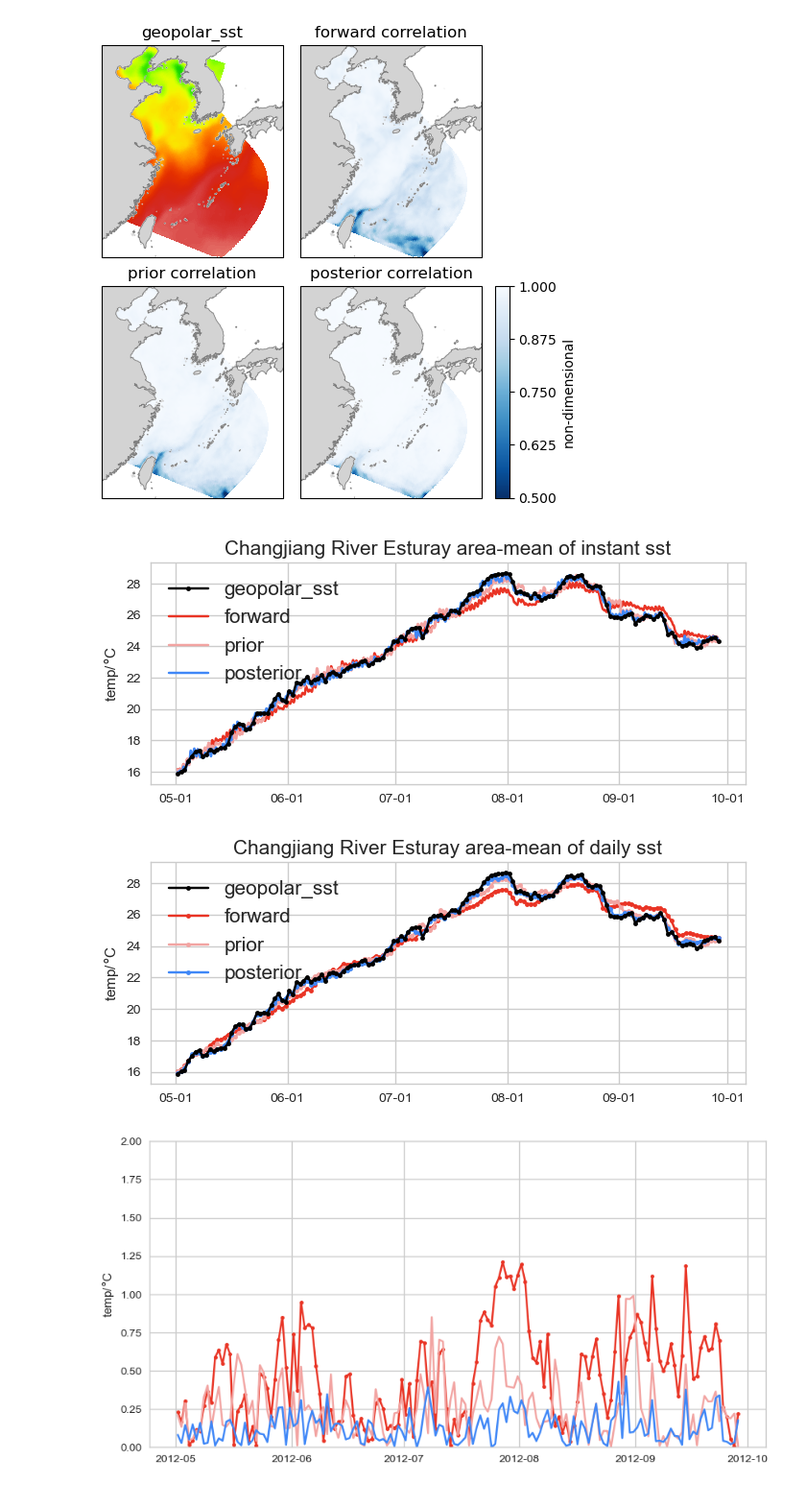
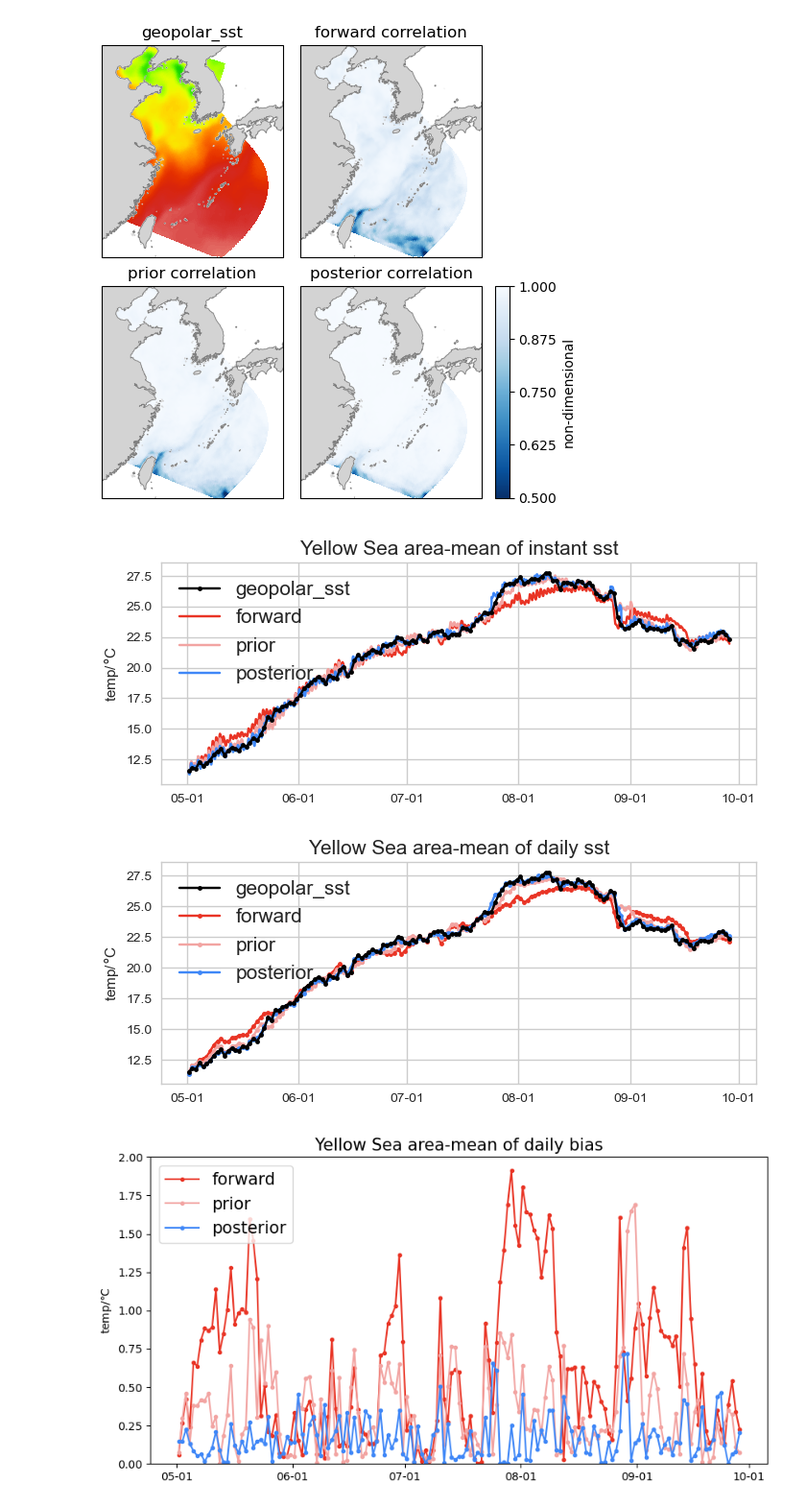
Before and after one commit to ycharlieli/i4dvar_analysis, a Jupyter notebook: validation/parallel_da_sst_validation.ipynb, the cells around one changed output. Shown at 96% size. Cells and saved outputs as stored; diff of their text form; code cells hidden in the pictures.

```diff
--- a/validation/parallel_da_sst_validation.ipynb
+++ b/validation/parallel_da_sst_validation.ipynb
@@ -722,7 +722,7 @@ for iday in range(data_len):
     plt.close()
 # %%
 # area configuration
-area = 'cre'
+area = 'ys'
 
 if area == 'bh':
     eta_range = slice(280,360)
@@ -794,7 +794,7 @@ ax.set_ylabel('temp/$\degree$C')
 ax.xaxis.set_major_formatter(DateFormatter('%m-%d'))
 plt.savefig('./fig_timeseries/%s_areamean.jpeg'%(area),bbox_inches='tight',dpi=400)
 # %% [output]
-[figure, old version]
+[figure, new version]
 # %%
 # specific area-daily-mean (admean) time series
 
@@ -847,7 +847,7 @@ ax.set_ylabel('temp/$\degree$C')
 ax.xaxis.set_major_formatter(DateFormatter('%m-%d'))
 plt.savefig('./fig_timeseries/%s_admean.jpeg'%(area),bbox_inches='tight',dpi=400)
 # %% [output]
-[figure, old version]
+[figure, new version]
 # %%
 # specific area daily area mean bias
 
@@ -871,32 +871,35 @@ post_areabias = (Obs_modgrd.isel(eta_rho=eta_range,
 # %%
 fig,ax = plt.subplots(figsize = (10,5),
                        )
 
 
-ax.plot(fwd_areabias.ocean_time,np.abs(fwd_areabias.data),
+ax.plot(fwd_areabias.ocean_time,np.abs(fwd_areabias.data), label='forward',
              marker='.',color=my_palette[-1],
            )
 
 # ax.set_title('forward')
 # ax.tick_params('x',labelbottom=False)
 
 
 
-ax.plot(prior_areabias.ocean_time,np.abs(prior_areabias.data), color=my_palette[7],)
+ax.plot(prior_areabias.ocean_time,np.abs(prior_areabias.data), label='prior',
+        marker='.',color=my_palette[7],)
 
 # ax.set_title('prior')
 # ax.tick_params('x',labelbottom=False)
 
 
-ax.plot(post_areabias.ocean_time,np.abs(post_areabias.data),color=my_palette[0])
+ax.plot(post_areabias.ocean_time,np.abs(post_areabias.data),label='posterior',
+        marker='.',color=my_palette[0])
 # ax.set_title('posterior')
 ax.set_ylabel('temp/$\degree$C')
-
+ax.legend(loc='upper left',fontsize=15)
 ax.set_ylim([0,2])
-
+ax.xaxis.set_major_formatter(DateFormatter('%m-%d'))
+ax.set_title('%s area-mean of daily bias' %(fullname),fontsize=15)
 plt.savefig('./fig_timeseries/%s_areabias.jpeg'%(area),bbox_inches='tight',dpi=400)
 # %% [output]
-[figure, old version]
+[figure, new version]
 # %%
 # specific area daily bias mean distribution
 
```
Also changed, not shown: parts of 2 cells of this notebook, 6 other files.
